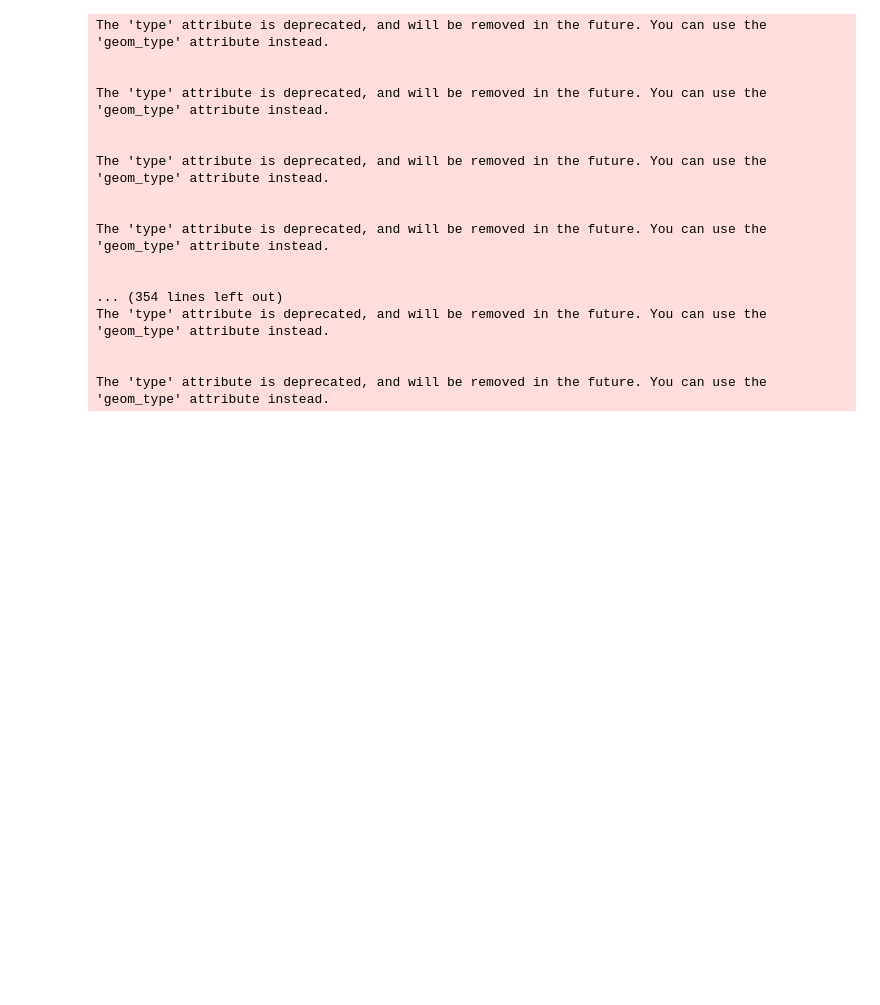
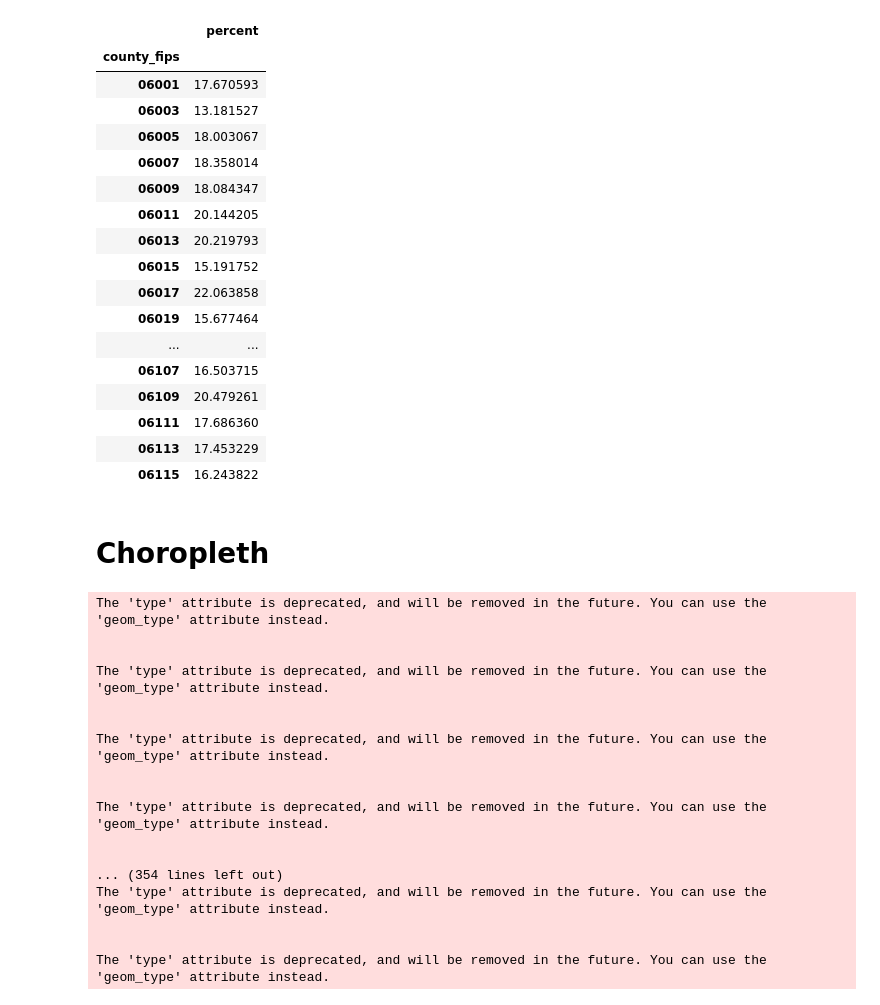
Before and after one commit to Naye312/Math189-group33, a Jupyter notebook: serena.ipynb, the cells around one changed output. Saved outputs shown, nothing was run; the diff lists cells and outputs as text; code cells hidden in the pictures; blank space fills up the shorter version.

```diff
--- a/serena.ipynb
+++ b/serena.ipynb
@@ -47,8 +28,30 @@ edu
 # %%
 # group house set by county fips and calculate mean so that there are no duplicate counties for choropleth
 mean_house = house[['county_fips', 'percent']].groupby(['county_fips']).mean()
 # do same thing for education data
 mean_edu = edu[['county_fips', 'estimate']].groupby(['county_fips']).mean()
+mean_house
+# %% [output]
+|  | percent |
+| county_fips |  |
+| 06001 | 17.670593 |
+| 06003 | 13.181527 |
+| 06005 | 18.003067 |
+| 06007 | 18.358014 |
+| 06009 | 18.084347 |
+| 06011 | 20.144205 |
+| 06013 | 20.219793 |
+| 06015 | 15.191752 |
+| 06017 | 22.063858 |
+| 06019 | 15.677464 |
+| ... | ... |
+| 06107 | 16.503715 |
+| 06109 | 20.479261 |
+| 06111 | 17.686360 |
+| 06113 | 17.453229 |
+| 06115 | 16.243822 |
+# %% [markdown]
+# Choropleth
 # %%
 import plotly.figure_factory as ff
 
```
Also changed, not shown: parts of 7 cells of this notebook.
